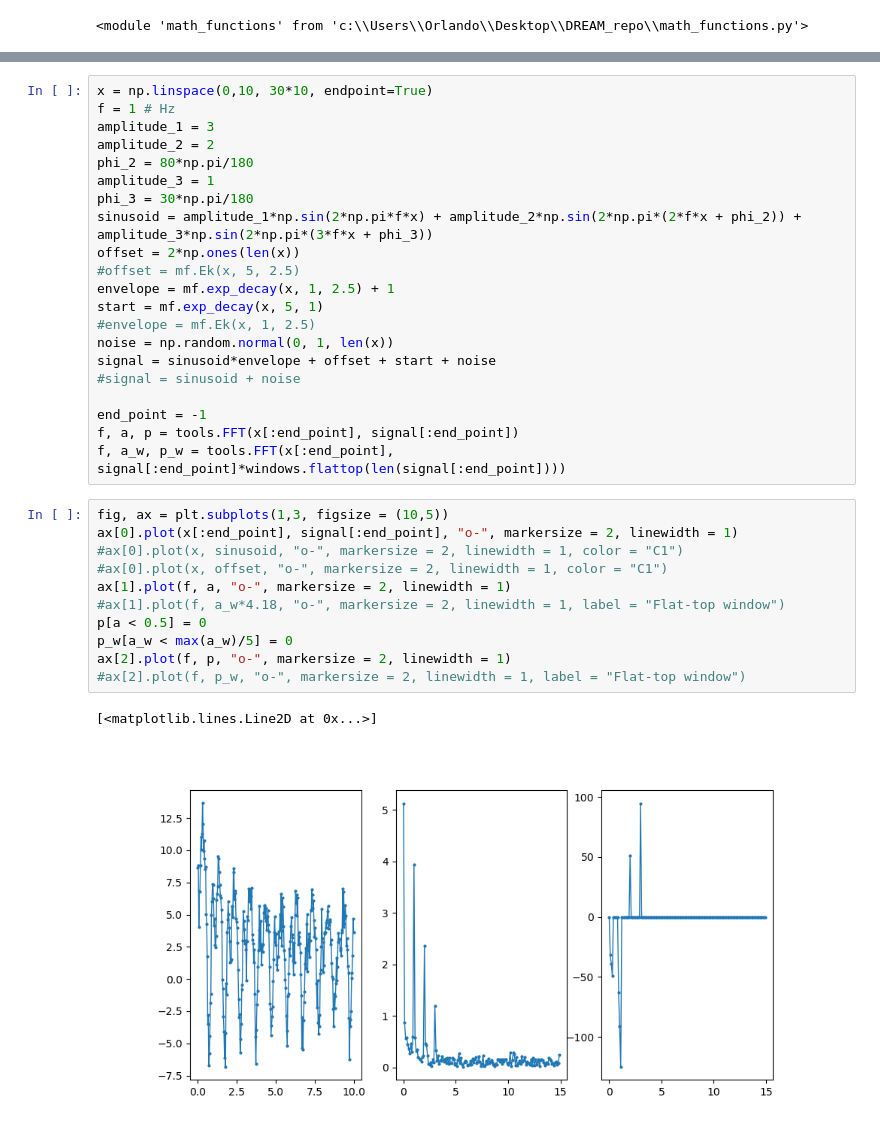
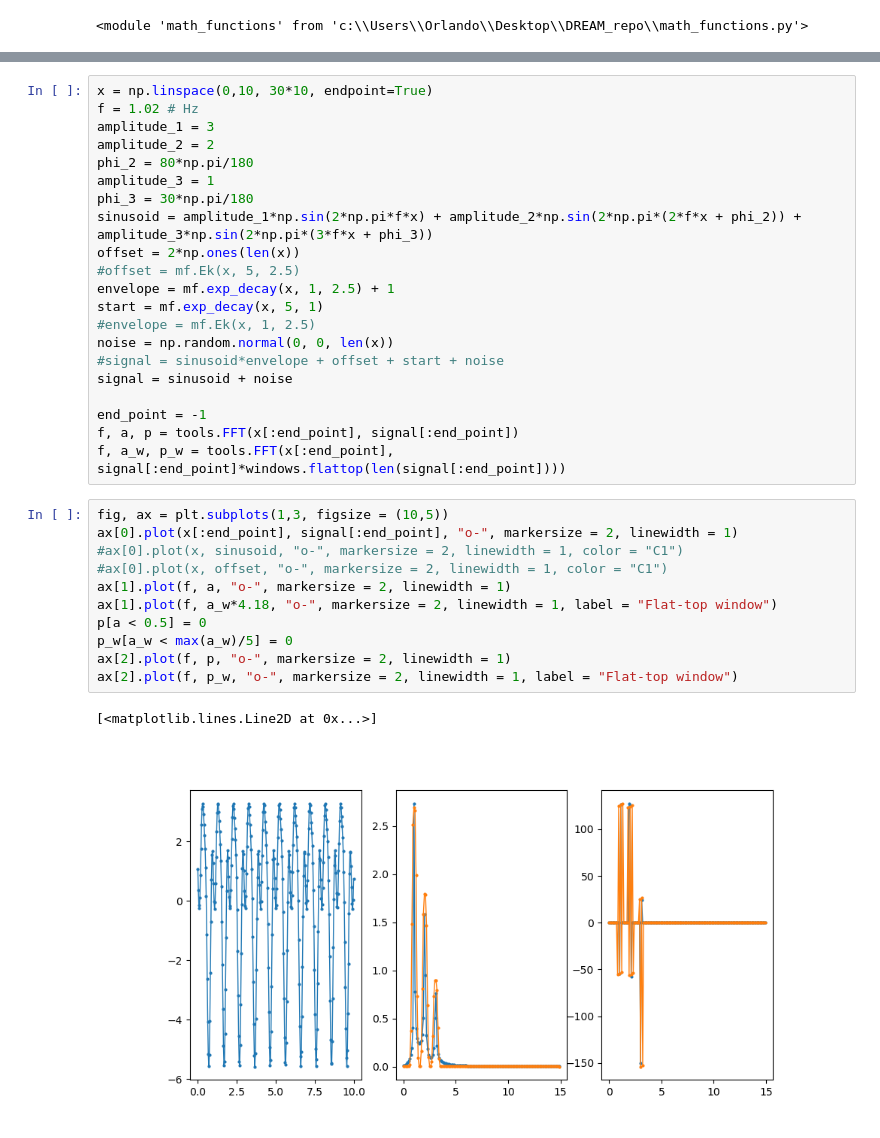
Before and after one commit to orlandomarcelo/DREAM_repo, a Jupyter notebook: Notebooks/FFT_playground.ipynb, the cells around one changed output, grey strips where cells are left out. Saved outputs shown, nothing was run; the diff lists cells and outputs as text.

```diff
--- a/Notebooks/FFT_playground.ipynb
+++ b/Notebooks/FFT_playground.ipynb
@@ -55,6 +55,6 @@ ax[2].plot(f, p, "o-", markersize = 2, linewidth = 1)
 # %%
 x = np.linspace(0,10, 30*10, endpoint=True)
-f = 1 # Hz
+f = 1.02 # Hz
 amplitude_1 = 3
 amplitude_2 = 2
 phi_2 = 80*np.pi/180
@@ -66,9 +66,9 @@ offset = 2*np.ones(len(x))
 envelope = mf.exp_decay(x, 1, 2.5) + 1
 start = mf.exp_decay(x, 5, 1)
 #envelope = mf.Ek(x, 1, 2.5)
-noise = np.random.normal(0, 1, len(x))
-signal = sinusoid*envelope + offset + start + noise
-#signal = sinusoid + noise
+noise = np.random.normal(0, 0, len(x))
+#signal = sinusoid*envelope + offset + start + noise
+signal = sinusoid + noise
 
 end_point = -1
 f, a, p = tools.FFT(x[:end_point], signal[:end_point])
@@ -76,14 +76,14 @@ f, a_w, p_w = tools.FFT(x[:end_point], signal[:end_point]*windows.flattop(len(si
 # %%
 fig, ax = plt.subplots(1,3, figsize = (10,5))
 ax[0].plot(x[:end_point], signal[:end_point], "o-", markersize = 2, linewidth = 1)
 #ax[0].plot(x, sinusoid, "o-", markersize = 2, linewidth = 1, color = "C1")
 #ax[0].plot(x, offset, "o-", markersize = 2, linewidth = 1, color = "C1")
 ax[1].plot(f, a, "o-", markersize = 2, linewidth = 1)
-#ax[1].plot(f, a_w*4.18, "o-", markersize = 2, linewidth = 1, label = "Flat-top window")
+ax[1].plot(f, a_w*4.18, "o-", markersize = 2, linewidth = 1, label = "Flat-top window")
 p[a < 0.5] = 0
 p_w[a_w < max(a_w)/5] = 0
 ax[2].plot(f, p, "o-", markersize = 2, linewidth = 1)
-#ax[2].plot(f, p_w, "o-", markersize = 2, linewidth = 1, label = "Flat-top window")
+ax[2].plot(f, p_w, "o-", markersize = 2, linewidth = 1, label = "Flat-top window")
 # %% [output]
 [<matplotlib.lines.Line2D at 0x...>]
-[figure, old version]
+[figure, new version]
```
Also changed, not shown: parts of 2 cells of this notebook, 6 other files.
